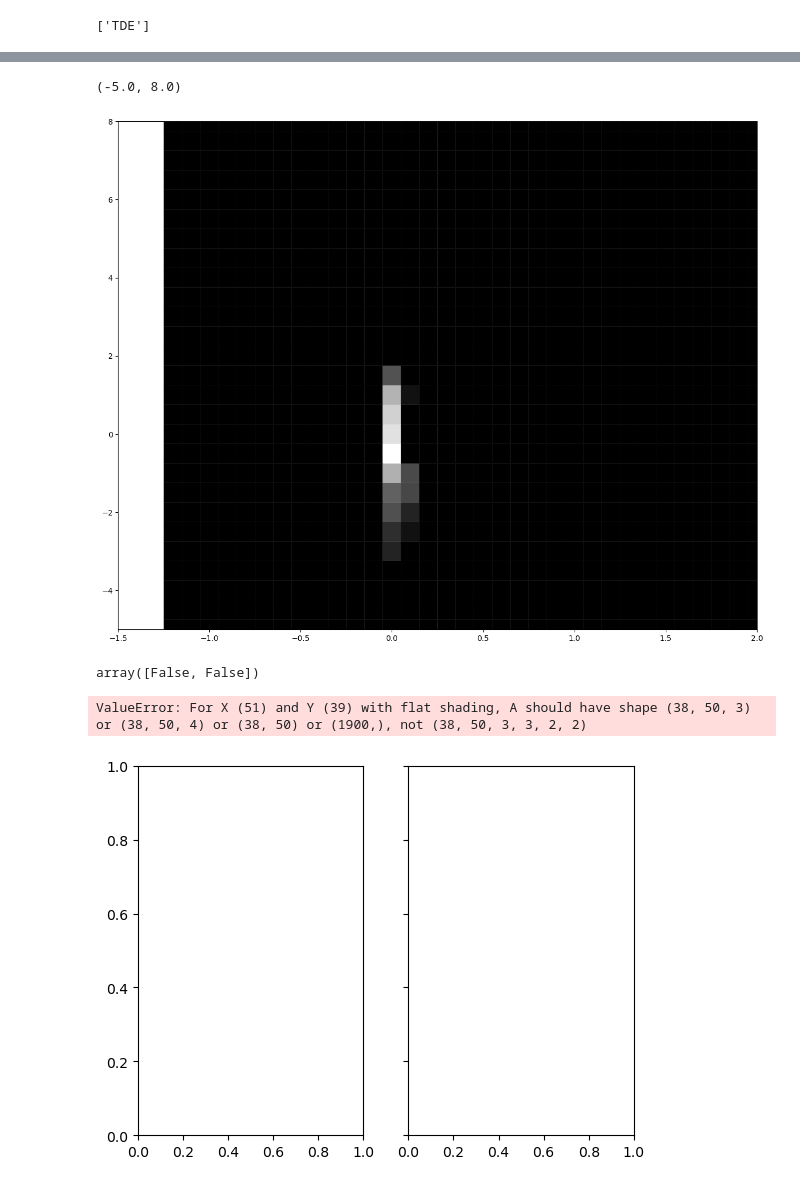
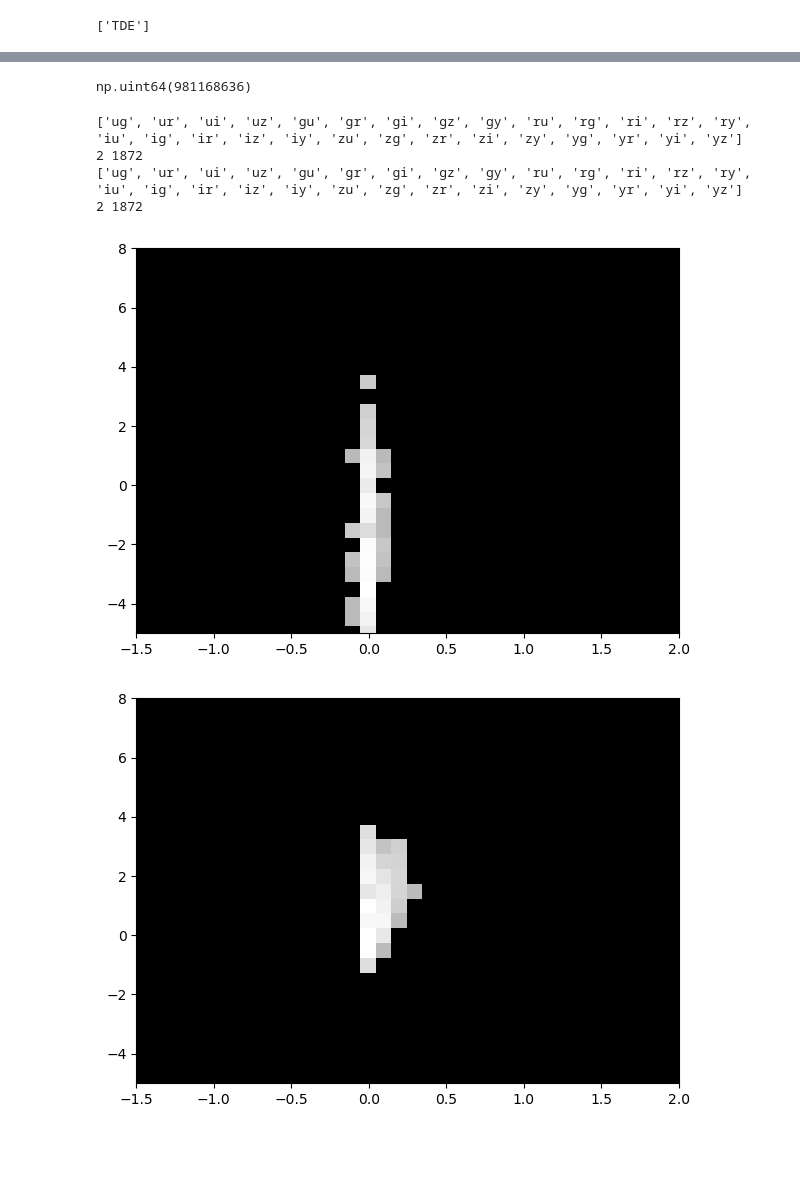
Before and after one commit to mnilsson8/Cube, a Jupyter notebook: Cube/PlottingDataCubeSlice_test.ipynb, the cells around one changed output, grey strips where cells are left out. Drawn from its saved outputs; the diff is of its cells as text; code cells hidden in the pictures; blank space fills up the shorter version.

```diff
--- a/Cube/PlottingDataCubeSlice_test.ipynb
+++ b/Cube/PlottingDataCubeSlice_test.ipynb
@@ -87,5 +107,8 @@ def loadCubeFile(FilePath):
 # %%
-PathCubeFolder = '/lustre/lrspec/users/4300/cube/Cube/Data/'
+PathCubeFolder = '/lustre/lrspec/users/4300/cube/Data/Datacube/SweetSpot'
 CubeFileNames = os.listdir(PathCubeFolder)
 CubeFileNames = [ ii for ii in CubeFileNames if '.pkl' in ii ]
+PathCubeFolder2 = '/lustre/lrspec/users/4300/cube/Data/Datacube/SNIa-SALT2'
+CubeFileNames2 = os.listdir(PathCubeFolder2)
+CubeFileNames2 = [ ii for ii in CubeFileNames2 if '.pkl' in ii ]
 # %%
@@ -95,6 +118,11 @@ print(CubeFileNames)
+# %%
+CubeFileNames = ['ProbCube_0605_0015__CAATSNIa.pkl']
 # %%
 for FileName in CubeFileNames:
     FilePath = os.path.join(PathCubeFolder, FileName)
     InfoDict, HashTable = loadCubeFile(FilePath)
+for FileName in CubeFileNames2:
+    FilePath = os.path.join(PathCubeFolder2, FileName)
+    InfoDict2, HashTable2 = loadCubeFile(FilePath)
 #dt1 15, 30, 45 min, dt2 at least 4 hours -> 240, 270, 300
 # %% [output]
@@ -135,3 +172,3 @@ TimePairs = [ [ii, jj] for ii in dT1s for jj in dT2s if abs(ii) <= abs(jj) ]
 # %%
-InfoDict["BandPairs"] = BandPairs
-InfoDict["TimePairs"] = TimePairs
+# InfoDict["BandPairs"] = BandPairs
+# InfoDict["TimePairs"] = TimePairs
@@ -158,24 +175,25 @@ array([[[[[[0, 0, 0, ..., 0, 0, 0],
 # %%
-#If dMag and Color are not given, a 2-D array will be returned.
-fig, ax = plt.subplots(1, 1, figsize=(15, 12))
+# #If dMag and Color are not given, a 2-D array will be returned.
+# fig, ax = plt.subplots(1, 1, figsize=(15, 12))
 
-#Map = Enquiry(HashTable, InfoDict, 'g', 'i', 480, 1440)
-Map = HashTable[0,1,1,1]
-plt.pcolor(InfoDict['BinMag'], InfoDict['BinColor'], np.transpose(Map)+1, edgecolors='face',
-           norm=LogNorm(1, vmax=Map.max()+1), cmap='gist_gray')
-plt.xlim([-1.5, 2])
-plt.ylim([-5, 8])
-# plt.axis('equal')
+# #Map = Enquiry(HashTable, InfoDict, 'g', 'i', 480, 1440)
+# Map = HashTable[0,1,1,1]
+# plt.pcolor(InfoDict['BinMag'], InfoDict['BinColor'], np.transpose(Map)+1, edgecolors='face',
+#            norm=LogNorm(1, vmax=Map.max()+1), cmap='gist_gray')
+# plt.xlim([-1.5, 2])
+# plt.ylim([-5, 8])
+# # plt.axis('equal')
-# %% [output]
-(-5.0, 8.0)
-[figure, removed]
-# %%
-np.array([0,1]) == np.array(["v",3])
-# %% [output]
-array([False, False])
-# %%
-fig, (ax1, ax2) = plt.subplots(ncols=2, sharey=True)
-ax1.pcolormesh(InfoDict['BinMag'], InfoDict['BinColor'], HashTable.T[:,:], cmap='rainbow')
-# %% [output]
-ValueError: For X (51) and Y (39) with flat shading, A should have shape (38, 50, 3) or (38, 50, 4) or (38, 50) or (1900,), not (38, 50, 3, 3, 2, 2)
-[figure, removed]
+# %%
+HashTable.sum()
+# %% [output]
+np.uint64(981168636)
+# %%
+PlotCubeSlice(HashTable, InfoDict, 'u', 'i', 15, 120)
+PlotCubeSlice(HashTable2, InfoDict2, 'u','i', 15, 120)
+# %% [output]
+['ug', 'ur', 'ui', 'uz', 'gu', 'gr', 'gi', 'gz', 'gy', 'ru', 'rg', 'ri', 'rz', 'ry', 'iu', 'ig', 'ir', 'iz', 'iy', 'zu', 'zg', 'zr', 'zi', 'zy', 'yg', 'yr', 'yi', 'yz']
+2 1872
+['ug', 'ur', 'ui', 'uz', 'gu', 'gr', 'gi', 'gz', 'gy', 'ru', 'rg', 'ri', 'rz', 'ry', 'iu', 'ig', 'ir', 'iz', 'iy', 'zu', 'zg', 'zr', 'zi', 'zy', 'yg', 'yr', 'yi', 'yz']
+2 1872
+[figure, added]
+[figure, added]
```
Also changed, not shown: parts of 13 cells of this notebook, 7 other files.
